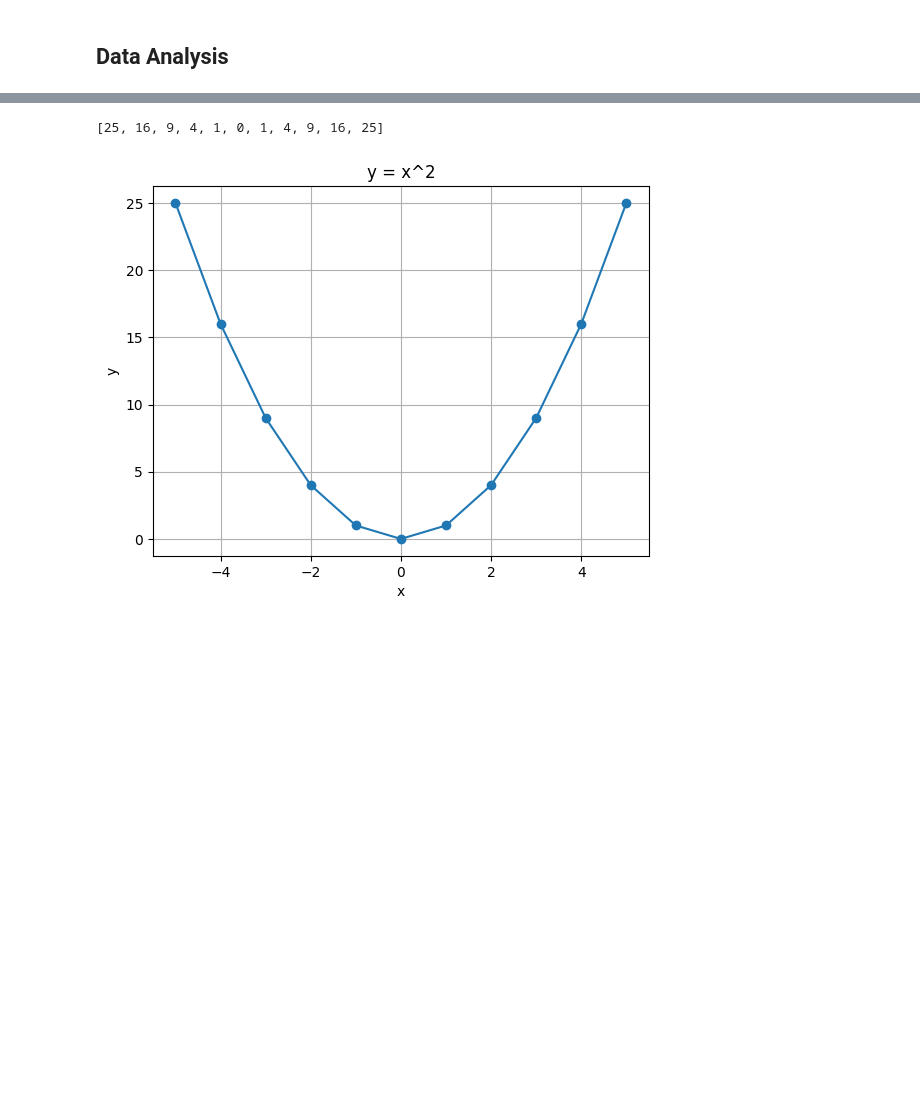
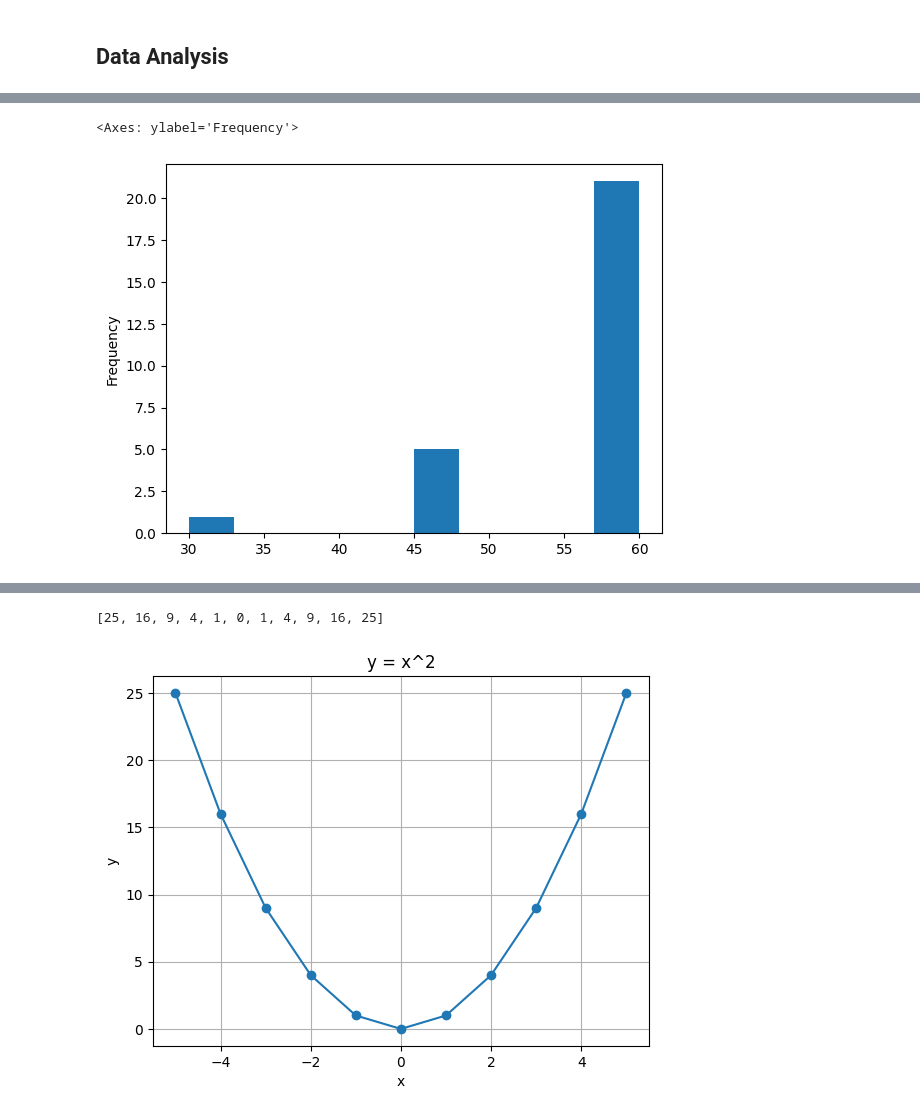
Before and after one commit to jsdhami/Python-For-Research, a Jupyter notebook: Python_For_Research.ipynb, the cells around one changed output, grey strips where cells are left out. Drawn from its saved outputs; the diff is of its cells as text; code cells hidden in the pictures; blank space fills up the shorter version.

```diff
--- a/Python_For_Research.ipynb
+++ b/Python_For_Research.ipynb
@@ -62,0 +338,12 @@ df = pd.read_csv('https://raw.githubusercontent.com/jsdhami/Python-For-Research/
+# %%
+#  remove null value included row
+df.dropna(subset=['Date'], inplace = True)
+df.dropna(subset=['Calories'], inplace = True)
+
+# print(df.to_string())
+
+
+
+df['Date'] = pd.to_datetime(df['Date'], format='mixed')
+
+# print(df.to_string())
@@ -62,0 +487,7 @@ df = pd.read_csv('https://raw.githubusercontent.com/jsdhami/Python-For-Research/
+# %%
+# Histogram
+# A histogram needs only one column.
+df['Duration'].plot(kind = 'hist')
+# %% [output]
+<Axes: ylabel='Frequency'>
+[figure, added]
```
Also changed, not shown: parts of 36 cells of this notebook.
